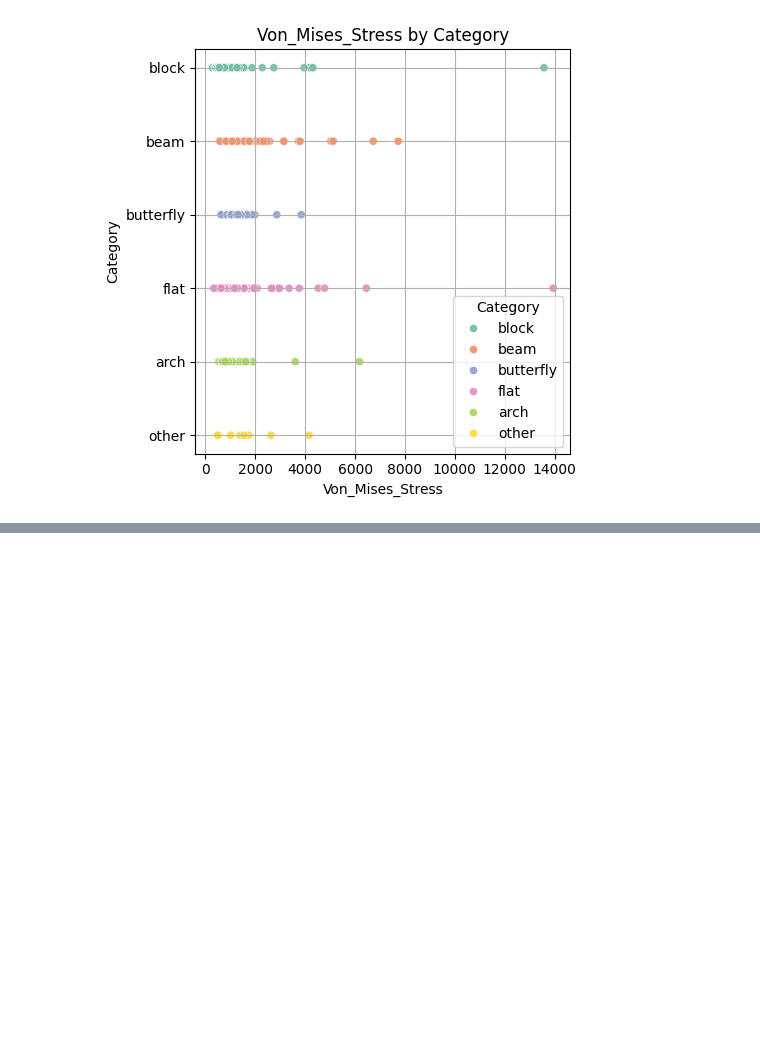
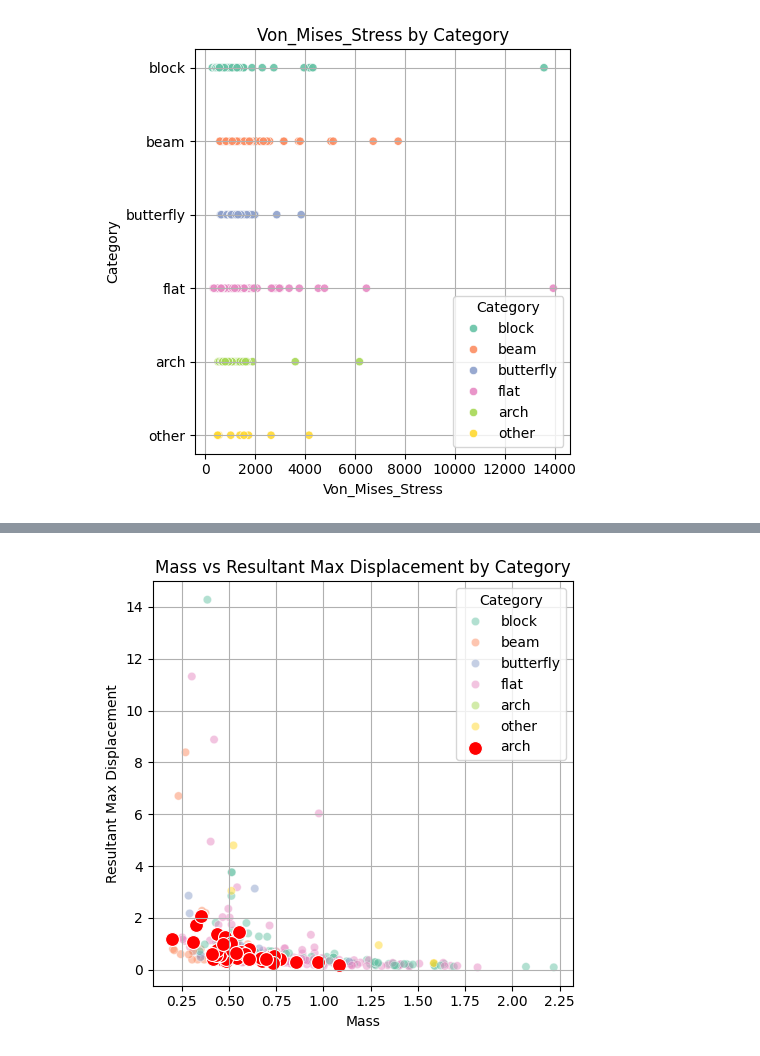
Before and after one commit to mishramlan/JEB-structural-simulation, a Jupyter notebook: Notebooks/Data_Analysis/data_analysis.ipynb, the cells around one changed output, grey strips where cells are left out. Drawn from its saved outputs; the diff is of its cells as text; code cells hidden in the pictures; blank space fills up the shorter version.

```diff
--- a/Notebooks/Data_Analysis/data_analysis.ipynb
+++ b/Notebooks/Data_Analysis/data_analysis.ipynb
@@ -455,0 +524,29 @@ plt.show()
+# %%
+arches = cad_data[cad_data['category']=='arch']
+plt.figure(figsize=(5, 5))
+sns.scatterplot(
+    data=cad_data,
+    x="mass",
+    y="max_dia_magdisp",
+    hue="category",
+    palette="Set2",
+    alpha=0.5
+)
+sns.scatterplot(
+    data=arches,
+    x="mass",
+    y="max_dia_magdisp",
+    color="red",
+    label="arch",
+    s=100,  # Larger size for better visibility
+    alpha=1
+)
+plt.title(f"Mass vs Resultant Max Displacement by Category")
+plt.xlabel("Mass")
+plt.ylabel("Resultant Max Displacement")
+plt.legend(title="Category")
+plt.grid(True)
+plt.tight_layout()
+plt.show()
+# %% [output]
+[figure, added]
```
Also changed, not shown: parts of 5 cells of this notebook, 3 other files.
